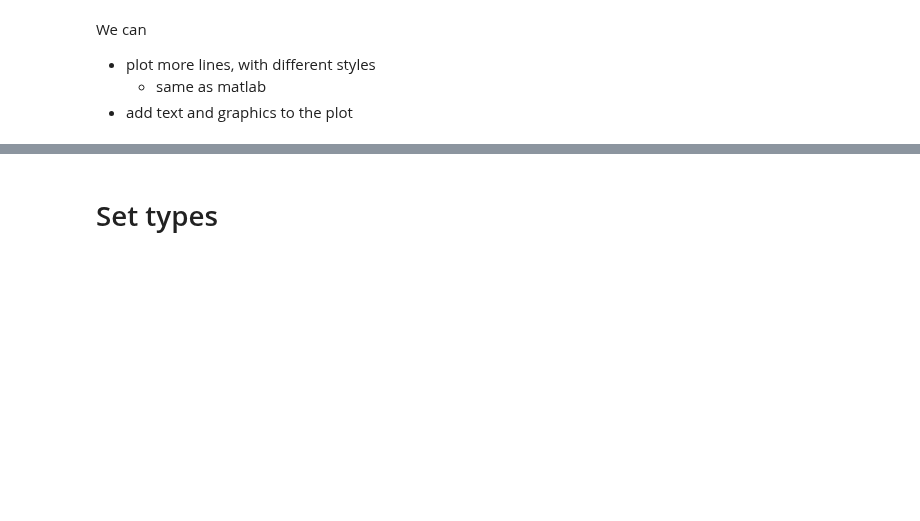
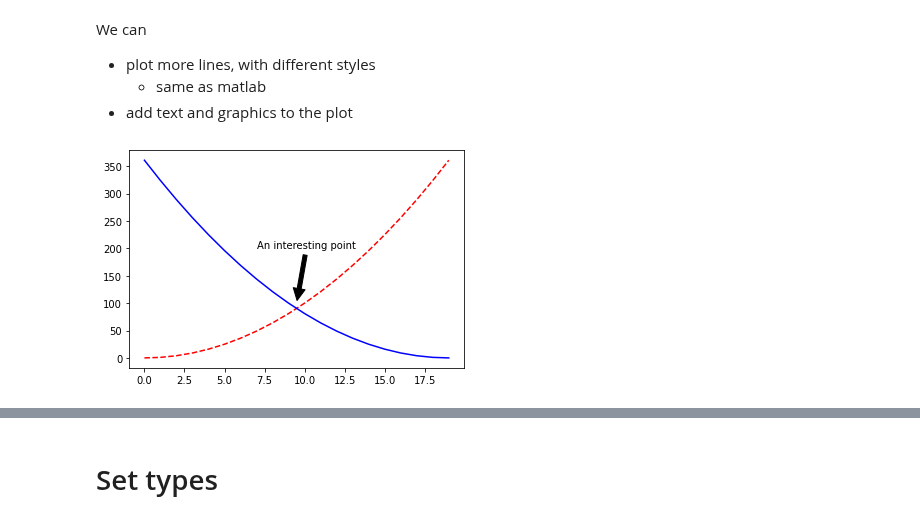
Before and after one commit to EMbeDS-education/StatsAndComputing20212022, a Jupyter notebook: PDA/jupyter/jupyterNotebooks/03Collections.ipynb, the cells around one changed output, grey strips where cells are left out. Saved outputs shown, nothing was run; the diff lists cells and outputs as text; code cells hidden in the pictures; blank space fills up the shorter version.

```diff
--- a/PDA/jupyter/jupyterNotebooks/03Collections.ipynb
+++ b/PDA/jupyter/jupyterNotebooks/03Collections.ipynb
@@ -741,9 +777,12 @@ We can
 # %%
 y2=list(y)
 y2.reverse()
 plt.plot(x,y,'r--',x,y2, 'b-')
-plt.annotate('An interesting point', xy=(9.50, 100), xytext=(7, 200),arrowprops=dict(facecolor='black', shrink=0.05))
+plt.annotate('An interesting point', xy=(9.50, 100), xytext=(7, 200),
+             arrowprops=dict(facecolor='black', shrink=0.05))
 plt.show()
+# %% [output]
+[figure, added]
 # %%
 y3=list(y2)
 plt.plot(x,y,'r-',x,y2, 'b--',x,y3, 'g^',linewidth=2, markersize=8)
```
Also changed, not shown: parts of 57 cells of this notebook, 1 other file.
